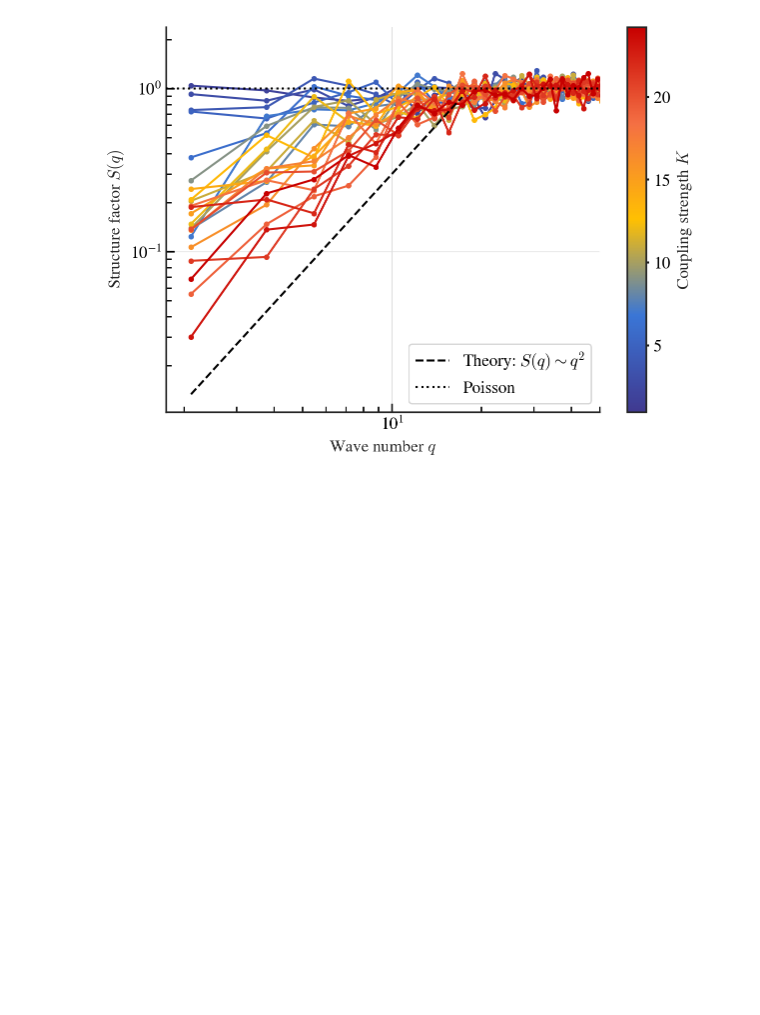
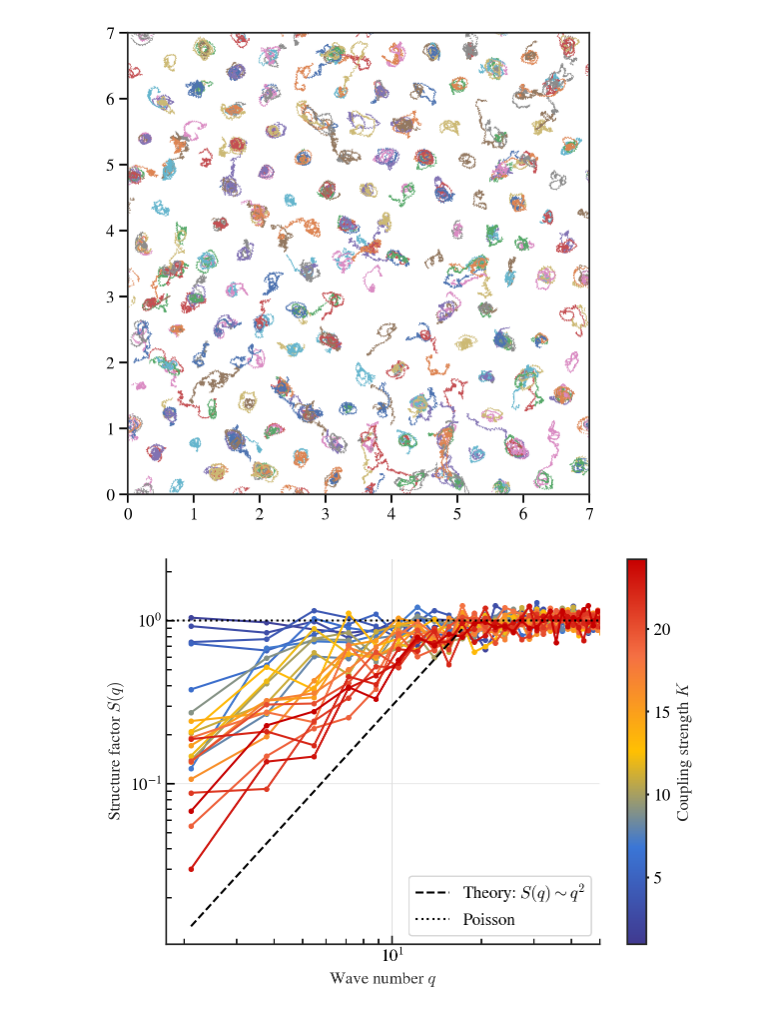
Before and after one commit to Than-Mark/Swarmalators-Experiment-Mobile, a Jupyter notebook: PJT_Lattice_Hyperuniformity/main.ipynb, the cells around one changed output. Cells and saved outputs as stored; diff of their text form; code cells hidden in the pictures; blank space fills up the shorter version.

```diff
--- a/PJT_Lattice_Hyperuniformity/main.ipynb
+++ b/PJT_Lattice_Hyperuniformity/main.ipynb
@@ -81,3 +102,44 @@ LOCAL_FIG_PATH = "./figs"
+# %%
+centers = np.array([
+    sa.calc_rotation_center(lookIdx=i)
+    for i in tqdm(range(sa.TNum))
+])
+with open("temp/domin_centers.pkl", "wb") as f:
+    pickle.dump(centers, f)
+# %%
+with open("temp/domin_centers.pkl", "rb") as f:
+    centers = pickle.load(f)
+
+fig, ax = plt.subplots(figsize=(6, 6))
+tailCounts = 500
+L = model.boundaryLength
+selectCounts = int(centers.shape[1] * 0.1)
+
+for idx in range(selectCounts):
+    trajectories = centers[:, idx]
+
+    x = trajectories[-tailCounts:, 0]
+    y = trajectories[-tailCounts:, 1]
+
+    dx = np.diff(x)
+    dy = np.diff(y)
+
+    jump_idx = np.where((np.abs(dx) > L/4) | (np.abs(dy) > L/4))[0] + 1
+
+    if len(jump_idx) > 0:
+        segments = np.split(np.arange(len(x)), jump_idx)
+        for seg in segments:
+            if len(seg) > 1:
+                ax.plot(x[seg], y[seg], lw=0.5, color=f'C{idx}')
+    else:
+        ax.plot(x, y, lw=0.5, color=f'C{idx}')
+
+ax.set_xlim(0, L)
+ax.set_ylim(0, L)
+ax.set_aspect('equal')
+plt.show()
+# %% [output]
+[figure, added]
 # %%
 randomSeed = 10
 phaseLags = [0.6 * np.pi]
```
Also changed, not shown: parts of 3 cells of this notebook, 5 other files.
